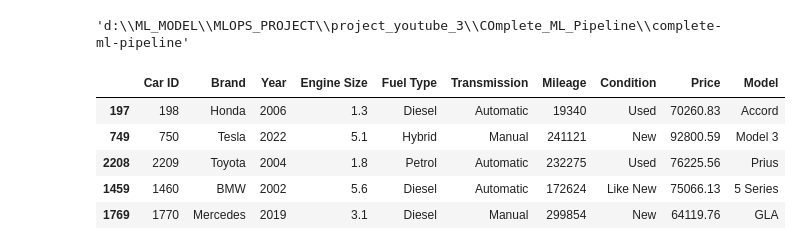
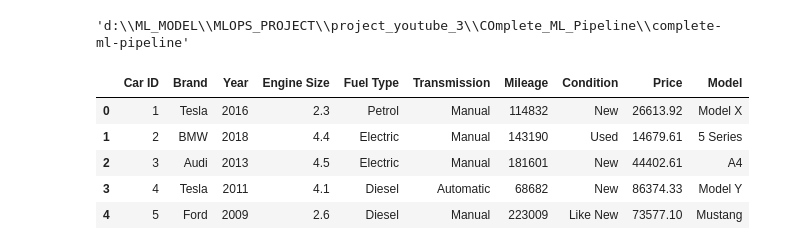
Before and after one commit to amankumarchy5423/Car_Price_Pridiction_ML, a Jupyter notebook: src/experiment.ipynb, the cells around one changed output. Cells and saved outputs as stored; diff of their text form; code cells hidden in the pictures.

```diff
--- a/src/experiment.ipynb
+++ b/src/experiment.ipynb
@@ -16,11 +16,11 @@ os.getcwd()
 # %%
 data = pd.read_csv('data/car_price_prediction_.csv')
 # %%
-data.sample(5)
+data.head(5)
 # %% [output]
 |  | Car ID | Brand | Year | Engine Size | Fuel Type | Transmission | Mileage | Condition | Price | Model |
-| 197 | 198 | Honda | 2006 | 1.3 | Diesel | Automatic | 19340 | Used | 70260.83 | Accord |
-| 749 | 750 | Tesla | 2022 | 5.1 | Hybrid | Manual | 241121 | New | 92800.59 | Model 3 |
-| 2208 | 2209 | Toyota | 2004 | 1.8 | Petrol | Automatic | 232275 | Used | 76225.56 | Prius |
-| 1459 | 1460 | BMW | 2002 | 5.6 | Diesel | Automatic | 172624 | Like New | 75066.13 | 5 Series |
-| 1769 | 1770 | Mercedes | 2019 | 3.1 | Diesel | Manual | 299854 | New | 64119.76 | GLA |
+| 0 | 1 | Tesla | 2016 | 2.3 | Petrol | Manual | 114832 | New | 26613.92 | Model X |
+| 1 | 2 | BMW | 2018 | 4.4 | Electric | Manual | 143190 | Used | 14679.61 | 5 Series |
+| 2 | 3 | Audi | 2013 | 4.5 | Electric | Manual | 181601 | New | 44402.61 | A4 |
+| 3 | 4 | Tesla | 2011 | 4.1 | Diesel | Automatic | 68682 | New | 86374.33 | Model Y |
+| 4 | 5 | Ford | 2009 | 2.6 | Diesel | Manual | 223009 | Like New | 73577.10 | Mustang |
```
Also changed, not shown: parts of 13 cells of this notebook, 1 other file.
